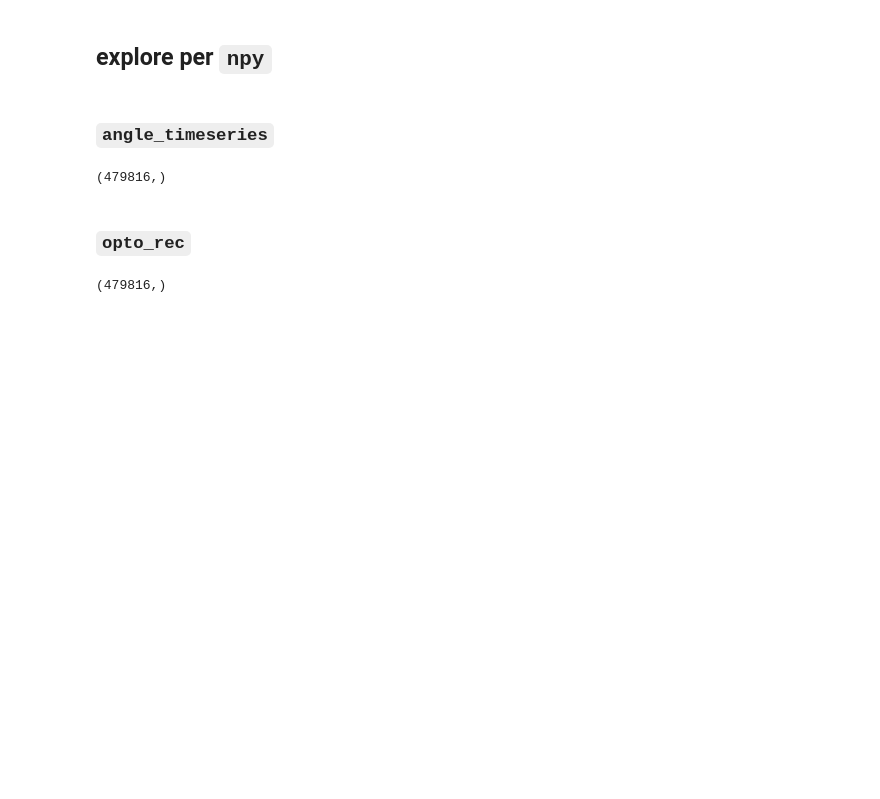
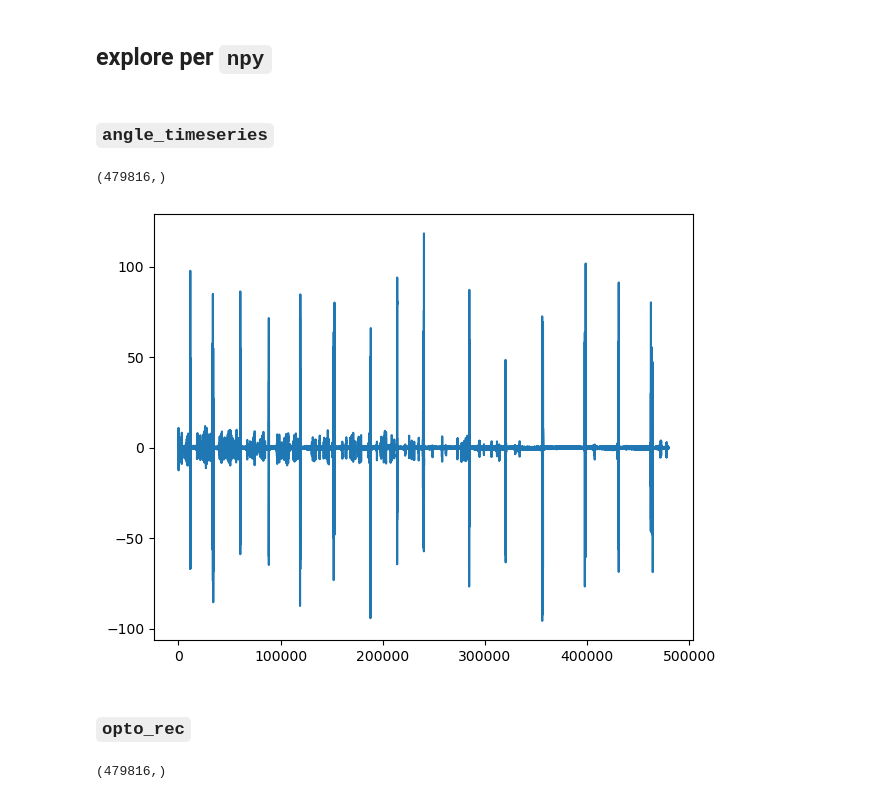
Before and after one commit to ellashaked/optogenetic-stimuli-narp, a Jupyter notebook: 5_sec_const.ipynb, the cells around one changed output. Cells and saved outputs as stored; diff of their text form; code cells hidden in the pictures; blank space fills up the shorter version.

```diff
--- a/5_sec_const.ipynb
+++ b/5_sec_const.ipynb
@@ -37,7 +72,7 @@ for date_dir_name in experiment_path.iterdir():
         group_name = "_".join(full_fish_name.split("_")[1:])
 
         records.append({
-            "path": str(fish_dir_name),
+            "path": str(fish_dir_name_path),
             "date": date,
             "fish_id": fish_id,
             "group_name": group_name,
@@ -45,7 +80,7 @@ for date_dir_name in experiment_path.iterdir():
 
         exp_dict[EXPERIMENT_NAME][group_name][fish_id] = {
             key: np.load(fish_dir_name_path / f"{key}.npy", allow_pickle=True)
-            for key in files_to_load
+            for key in FILES_TO_LOAD
         }
 
 df = pd.DataFrame.from_records(records)
@@ -77,6 +112,15 @@ dict_keys(['angle_timeseries', 'opto_rec', 'speed_rec', 'swim_info_after', 'swim
 exp_dict["5_sec_const"]["narp_neg"]["F1"]["angle_timeseries"].shape
 # %% [output]
 (479816,)
+# %%
+a = exp_dict["5_sec_const"]["narp_neg"]["F1"]["angle_timeseries"]
+plt.figure
+plt.plot(a)
+
+plt.tight_layout()
+plt.show()
+# %% [output]
+[figure, added]
 # %% [markdown]
 ### `opto_rec`
 # %%
```
Also changed, not shown: parts of 13 cells of this notebook.
